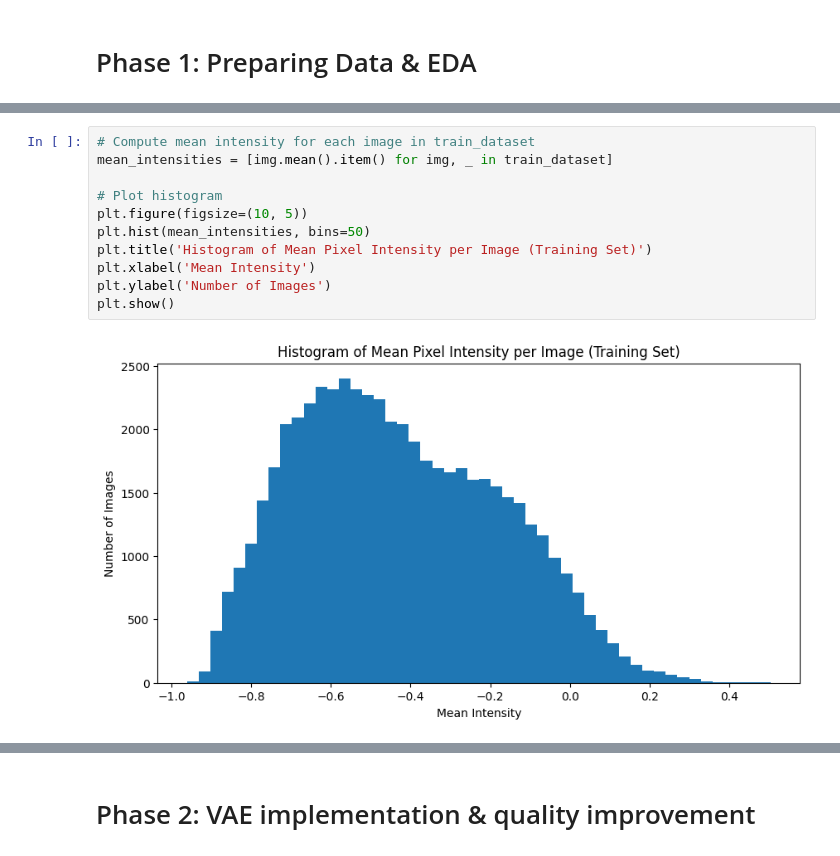
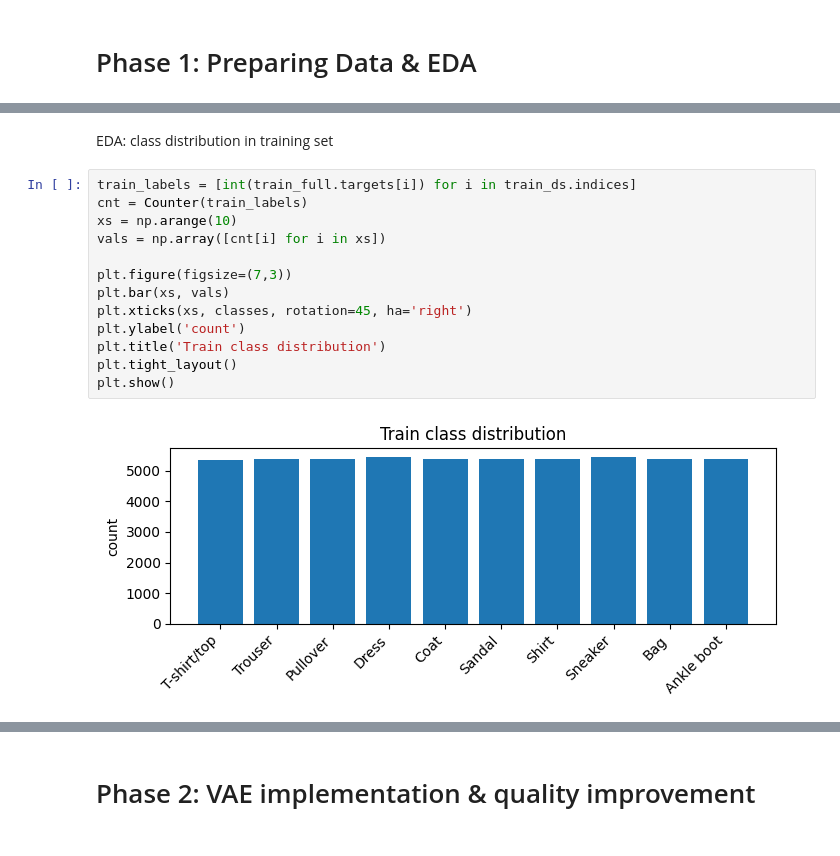
Before and after one commit to AMBandariM/vae-from-scratch, a Jupyter notebook: main.ipynb, the cells around one changed output, grey strips where cells are left out. Cells and saved outputs as stored; diff of their text form.

```diff
--- a/main.ipynb
+++ b/main.ipynb
@@ -125,13 +73,17 @@ for cls in selected_classes:
-# %%
-# Compute mean intensity for each image in train_dataset
-mean_intensities = [img.mean().item() for img, _ in train_dataset]
-
-# Plot histogram
-plt.figure(figsize=(10, 5))
-plt.hist(mean_intensities, bins=50)
-plt.title('Histogram of Mean Pixel Intensity per Image (Training Set)')
-plt.xlabel('Mean Intensity')
-plt.ylabel('Number of Images')
-plt.show()
-# %% [output]
-[figure, removed]
+# %% [markdown]
+EDA: class distribution in training set
+# %%
+train_labels = [int(train_full.targets[i]) for i in train_ds.indices]
+cnt = Counter(train_labels)
+xs = np.arange(10)
+vals = np.array([cnt[i] for i in xs])
+
+plt.figure(figsize=(7,3))
+plt.bar(xs, vals)
+plt.xticks(xs, classes, rotation=45, ha='right')
+plt.ylabel('count')
+plt.title('Train class distribution')
+plt.tight_layout()
+plt.show()
+# %% [output]
+[figure, added]
```
Also changed, not shown: parts of 26 cells of this notebook.
